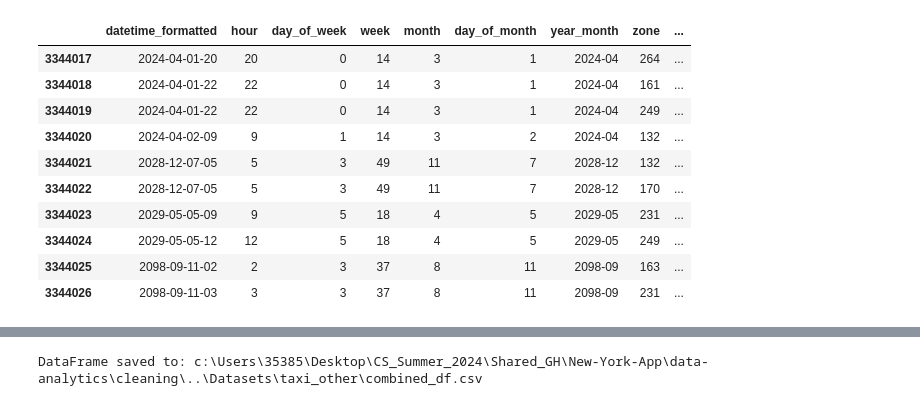
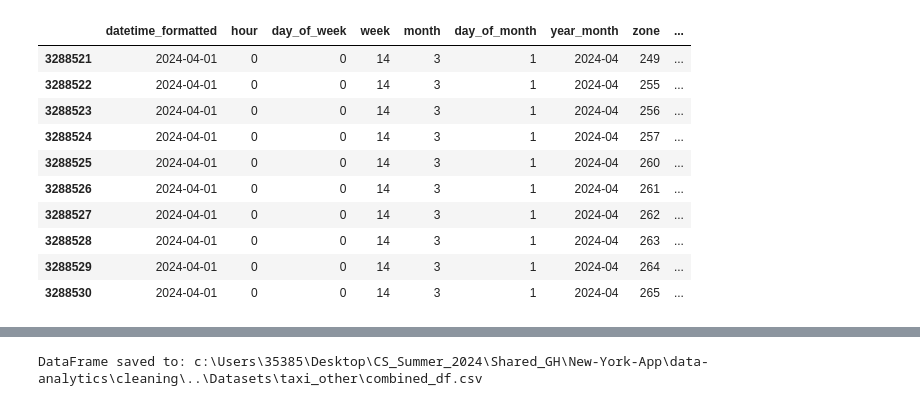
Before and after one commit to DR7439/New-York-App, a Jupyter notebook: data-analytics/cleaning/taxi_cleaning_pipeline.ipynb, the cells around one changed output, grey strips where cells are left out. Drawn from its saved outputs; the diff is of its cells as text; code cells hidden in the pictures.

Commit message:
DF finalised, ready for analysis

```diff
--- a/data-analytics/cleaning/taxi_cleaning_pipeline.ipynb
+++ b/data-analytics/cleaning/taxi_cleaning_pipeline.ipynb
@@ -642,0 +797,20 @@ memory usage: 143.5+ MB
+# %%
+def calculate_zone_busy_in_chunks(df, chunk_size=10**6):
+    """Main function to calculate zone busy data in chunks."""
+    zone_busy_list = []
+
+    for chunk in chunk_dataframe(df, chunk_size):
+        combined_data = process_chunk(chunk)
+        zone_busy_chunk = group_data(combined_data)
+        zone_busy_list.append(zone_busy_chunk)
+
+    # Concatenate all the chunk results
+    zone_busy_df = pd.concat(zone_busy_list, ignore_index=True)
+
+    # Final grouping to combine all the chunks
+    zone_busy_df = group_data(zone_busy_df)
+
+    return zone_busy_df
+# %%
+yellow_reformat = calculate_zone_busy_in_chunks(yellow_final_cleaned)
+print(yellow_reformat)
@@ -642,0 +856,16 @@ memory usage: 143.5+ MB
+# %%
+start_date = '2021-01-01'
+end_date = '2024-04-01'
+
+# Function to filter dates within the specified range
+def filter_dates(df):
+    # Convert 'datetime_formatted' to datetime format
+    df['datetime_formatted'] = pd.to_datetime(df['datetime_formatted'], format='%Y-%m-%d-%H')
+
+    # Filter the DataFrame to include only the dates within the specified range
+    filtered_df = df[(df['datetime_formatted'] >= start_date) & (df['datetime_formatted'] <= end_date)]
+
+    return filtered_df
+# %%
+yellow_reformat = filter_dates(yellow_reformat)
+yellow_reformat
@@ -657,14 +958,14 @@ combined_df.head(10)
 # %%
-combined_df.tail(10)
+yellow_reformat.tail(10)
 # %% [output]
 |  | datetime_formatted | hour | day_of_week | week | month | day_of_month | year_month | zone | ... |
-| 3344017 | 2024-04-01-20 | 20 | 0 | 14 | 3 | 1 | 2024-04 | 264 | ... |
-| 3344018 | 2024-04-01-22 | 22 | 0 | 14 | 3 | 1 | 2024-04 | 161 | ... |
-| 3344019 | 2024-04-01-22 | 22 | 0 | 14 | 3 | 1 | 2024-04 | 249 | ... |
-| 3344020 | 2024-04-02-09 | 9 | 1 | 14 | 3 | 2 | 2024-04 | 132 | ... |
-| 3344021 | 2028-12-07-05 | 5 | 3 | 49 | 11 | 7 | 2028-12 | 132 | ... |
-| 3344022 | 2028-12-07-05 | 5 | 3 | 49 | 11 | 7 | 2028-12 | 170 | ... |
-| 3344023 | 2029-05-05-09 | 9 | 5 | 18 | 4 | 5 | 2029-05 | 231 | ... |
-| 3344024 | 2029-05-05-12 | 12 | 5 | 18 | 4 | 5 | 2029-05 | 249 | ... |
-| 3344025 | 2098-09-11-02 | 2 | 3 | 37 | 8 | 11 | 2098-09 | 163 | ... |
-| 3344026 | 2098-09-11-03 | 3 | 3 | 37 | 8 | 11 | 2098-09 | 231 | ... |
+| 3288521 | 2024-04-01 | 0 | 0 | 14 | 3 | 1 | 2024-04 | 249 | ... |
+| 3288522 | 2024-04-01 | 0 | 0 | 14 | 3 | 1 | 2024-04 | 255 | ... |
+| 3288523 | 2024-04-01 | 0 | 0 | 14 | 3 | 1 | 2024-04 | 256 | ... |
+| 3288524 | 2024-04-01 | 0 | 0 | 14 | 3 | 1 | 2024-04 | 257 | ... |
+| 3288525 | 2024-04-01 | 0 | 0 | 14 | 3 | 1 | 2024-04 | 260 | ... |
+| 3288526 | 2024-04-01 | 0 | 0 | 14 | 3 | 1 | 2024-04 | 261 | ... |
+| 3288527 | 2024-04-01 | 0 | 0 | 14 | 3 | 1 | 2024-04 | 262 | ... |
+| 3288528 | 2024-04-01 | 0 | 0 | 14 | 3 | 1 | 2024-04 | 263 | ... |
+| 3288529 | 2024-04-01 | 0 | 0 | 14 | 3 | 1 | 2024-04 | 264 | ... |
+| 3288530 | 2024-04-01 | 0 | 0 | 14 | 3 | 1 | 2024-04 | 265 | ... |
```
Also changed, not shown: parts of 51 cells of this notebook, 2 other files.
